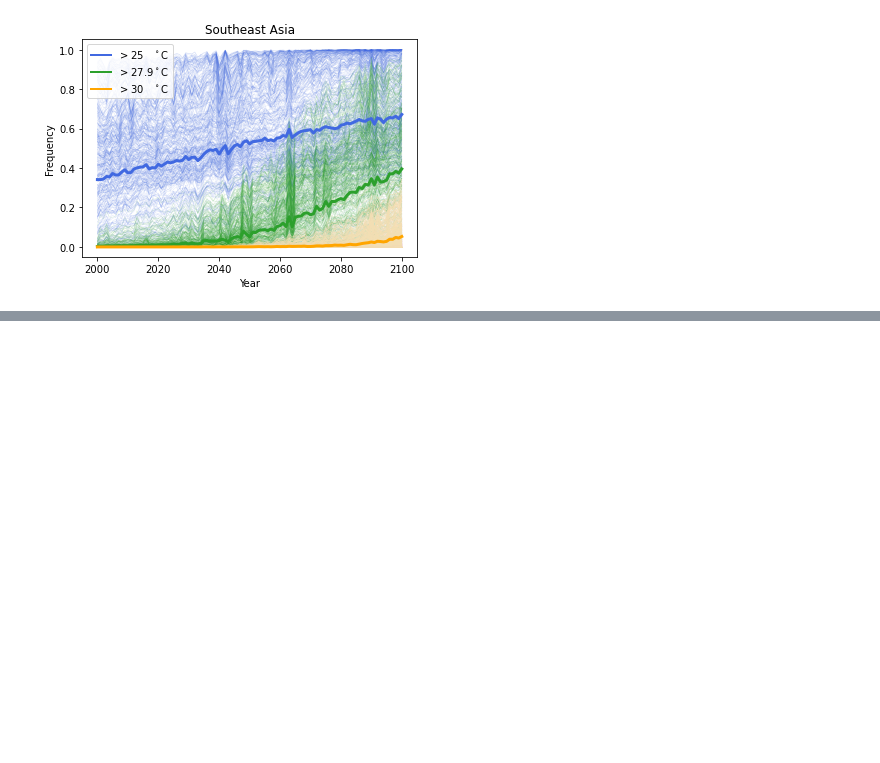
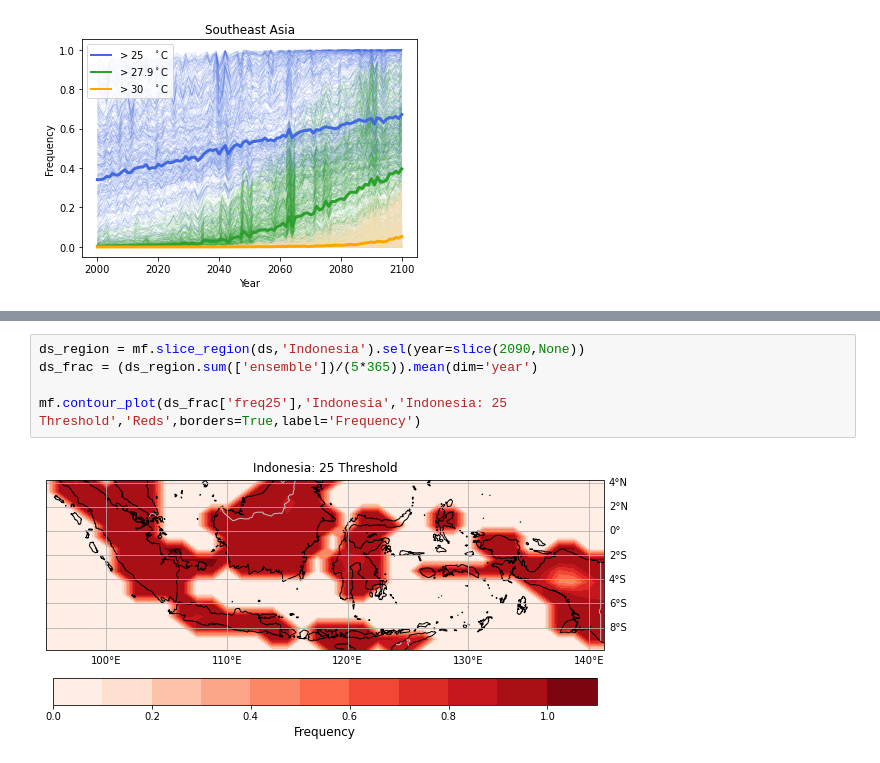
Before and after one commit to KYan19/pei, a Jupyter notebook: notebooks/5.5_SpatialThres.ipynb, the cells around one changed output, grey strips where cells are left out. Saved outputs shown, nothing was run; the diff lists cells and outputs as text; blank space fills up the shorter version.

```diff
--- a/notebooks/5.5_SpatialThres.ipynb
+++ b/notebooks/5.5_SpatialThres.ipynb
@@ -134,0 +145,7 @@ point_map(ds,land_area_adj,region,ax)
+# %%
+ds_region = mf.slice_region(ds,'Indonesia').sel(year=slice(2090,None))
+ds_frac = (ds_region.sum(['ensemble'])/(5*365)).mean(dim='year')
+
+mf.contour_plot(ds_frac['freq25'],'Indonesia','Indonesia: 25 Threshold','Reds',borders=True,label='Frequency')
+# %% [output]
+[figure, added]
```
Also changed, not shown: parts of 16 cells of this notebook, 1 other file.
